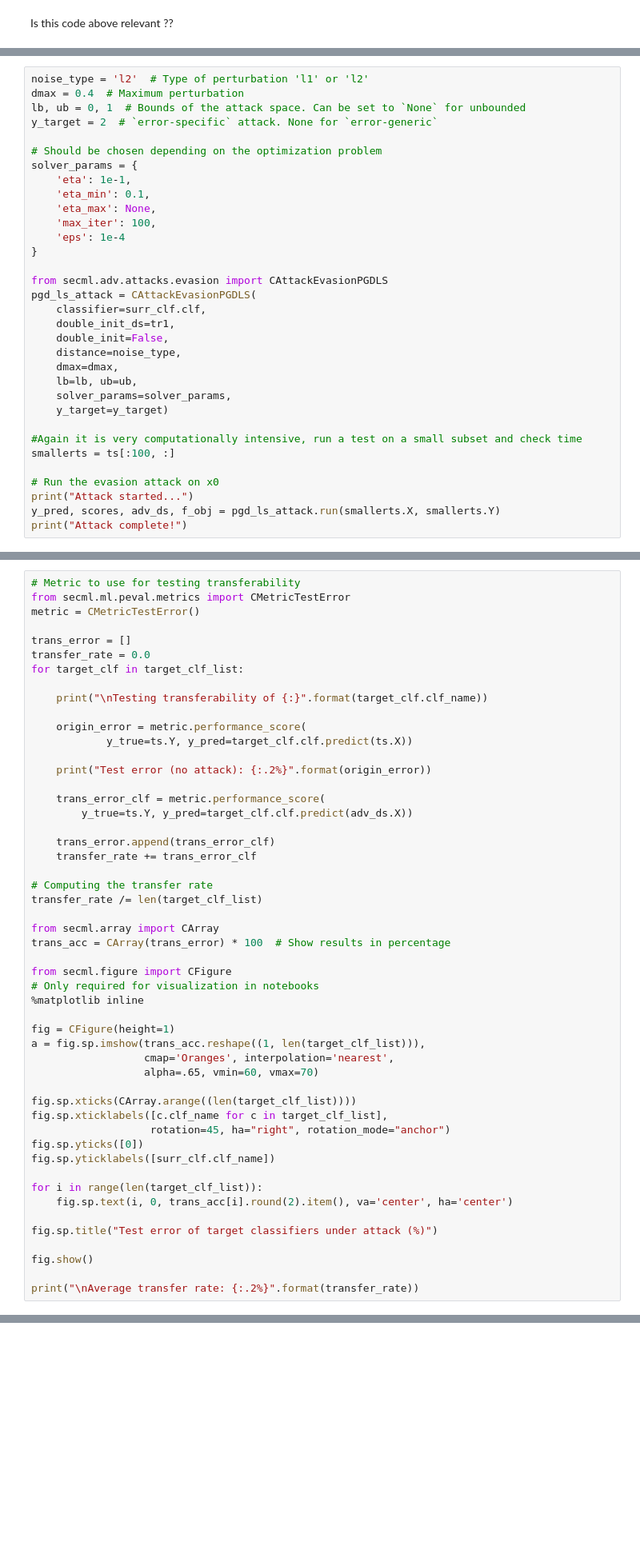
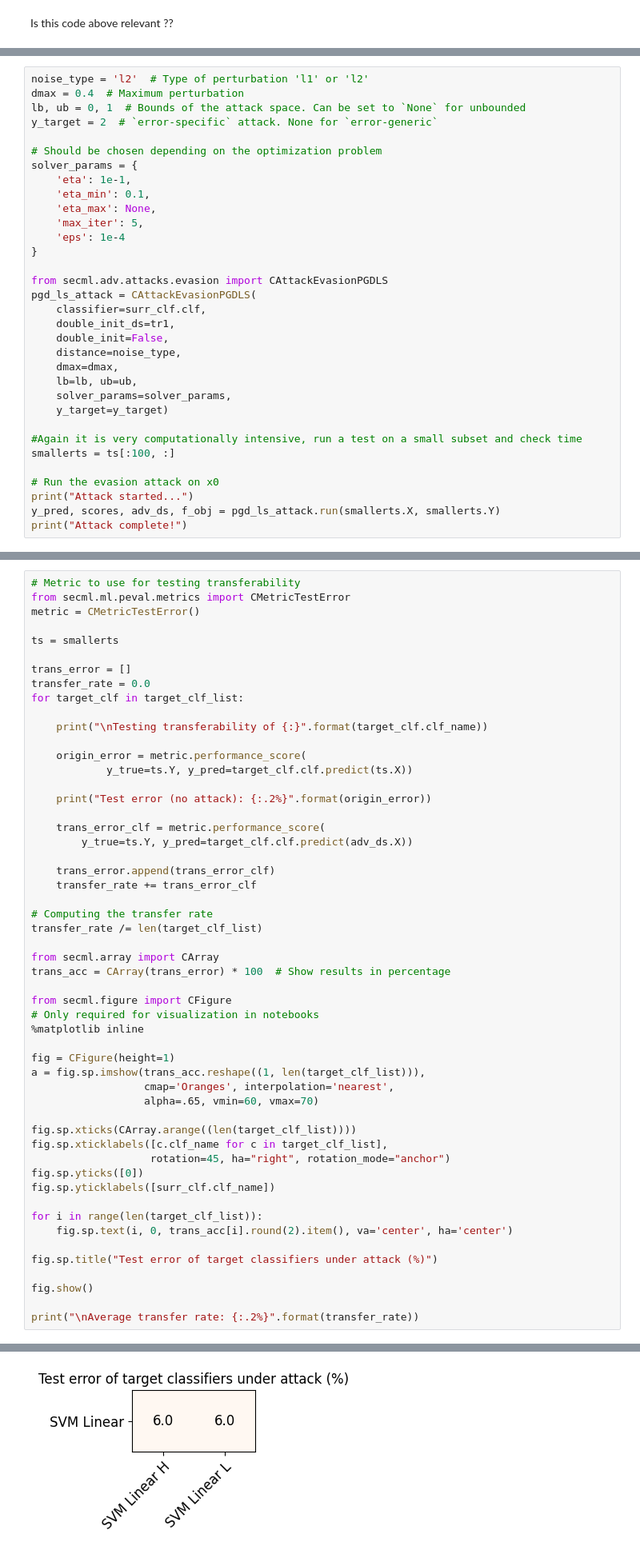
Before and after one commit to Pabilito/AI-paper-results-reproduction, a Jupyter notebook: AI_Project.ipynb, the cells around one changed output, grey strips where cells are left out. Shown at 80% size. Cells and saved outputs as stored; diff of their text form; blank space fills up the shorter version.

```diff
--- a/AI_Project.ipynb
+++ b/AI_Project.ipynb
@@ -468,7 +468,7 @@ solver_params = {
     'eta': 1e-1,
     'eta_min': 0.1,
     'eta_max': None,
-    'max_iter': 100,
+    'max_iter': 5,
     'eps': 1e-4
 }
 
@@ -496,6 +512,8 @@ Attack started...
 # Metric to use for testing transferability
 from secml.ml.peval.metrics import CMetricTestError
 metric = CMetricTestError()
+
+ts = smallerts
 
 trans_error = []
 transfer_rate = 0.0
@@ -543,3 +561,4 @@ fig.sp.title("Test error of target classifiers under attack (%)")
 fig.show()
 
 print("\nAverage transfer rate: {:.2%}".format(transfer_rate))
+# %% [output]
@@ -545,0 +570 @@ print("\nAverage transfer rate: {:.2%}".format(transfer_rate))
+[figure, added]
```
Also changed, not shown: parts of 6 cells of this notebook.
